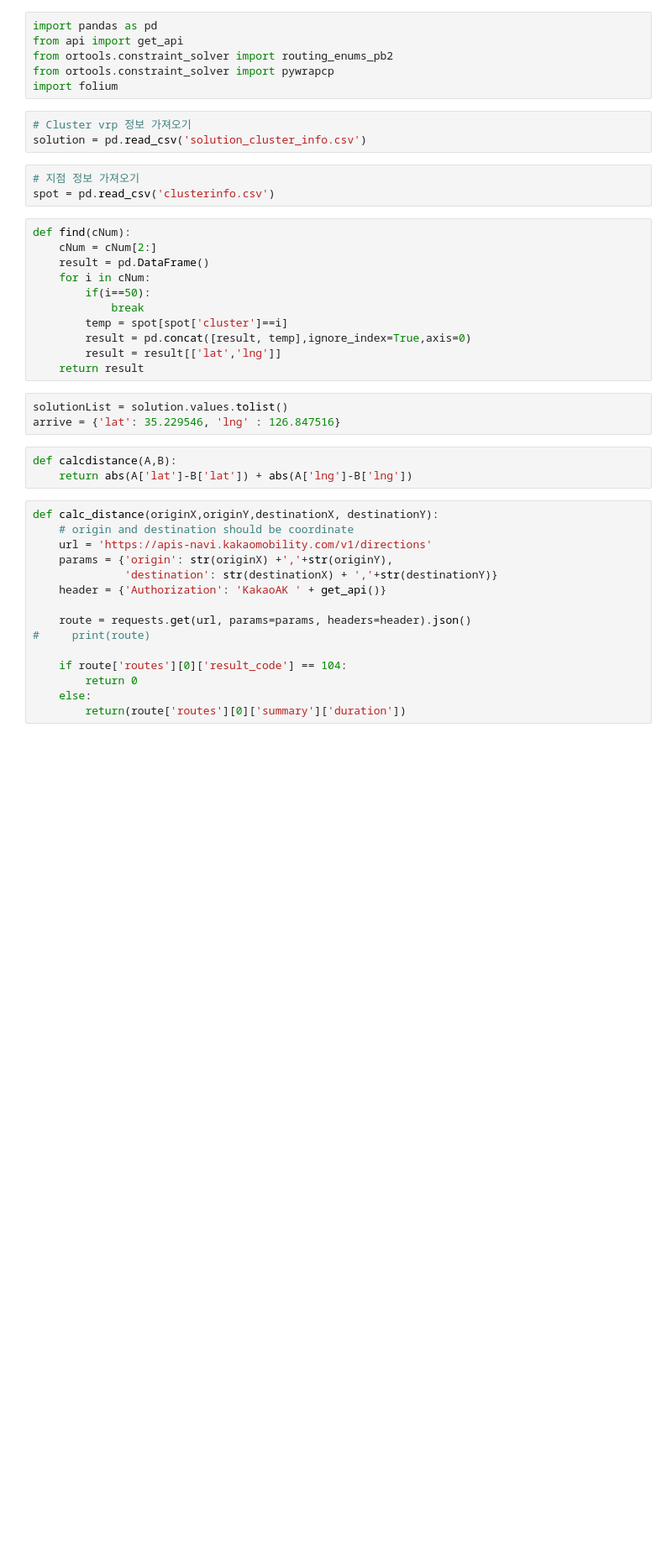
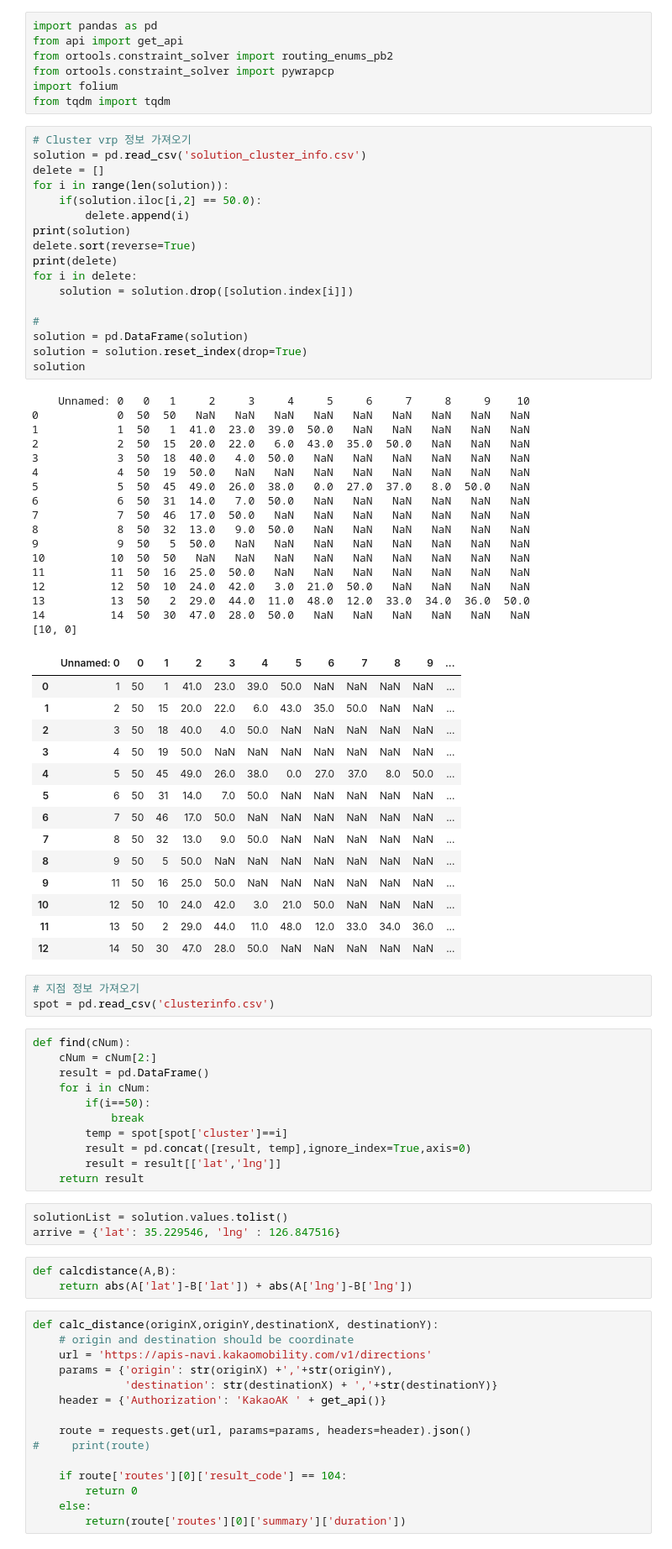
Before and after one commit to hyojaeKwon/aistone-vrp, a Jupyter notebook: stores/vrp_more_data/solving.ipynb, the cells around one changed output. Shown at 84% size. Drawn from its saved outputs; the diff is of its cells as text; blank space fills up the shorter version.

```diff
--- a/stores/vrp_more_data/solving.ipynb
+++ b/stores/vrp_more_data/solving.ipynb
@@ -4,9 +4,56 @@ from api import get_api
 from ortools.constraint_solver import routing_enums_pb2
 from ortools.constraint_solver import pywrapcp
 import folium
+from tqdm import tqdm
-# %%
-# Cluster vrp 정보 가져오기
-solution = pd.read_csv('solution_cluster_info.csv')
+# %%
+# Cluster vrp 정보 가져오기
+solution = pd.read_csv('solution_cluster_info.csv')
+delete = []
+for i in range(len(solution)):
+    if(solution.iloc[i,2] == 50.0):
+        delete.append(i)
+print(solution)
+delete.sort(reverse=True)
+print(delete)
+for i in delete:
+    solution = solution.drop([solution.index[i]])
+
+#
+solution = pd.DataFrame(solution)
+solution = solution.reset_index(drop=True)
+solution
+# %% [output]
+    Unnamed: 0   0   1     2     3     4     5     6     7     8     9    10
+0            0  50  50   NaN   NaN   NaN   NaN   NaN   NaN   NaN   NaN   NaN
+1            1  50   1  41.0  23.0  39.0  50.0   NaN   NaN   NaN   NaN   NaN
+2            2  50  15  20.0  22.0   6.0  43.0  35.0  50.0   NaN   NaN   NaN
+3            3  50  18  40.0   4.0  50.0   NaN   NaN   NaN   NaN   NaN   NaN
+4            4  50  19  50.0   NaN   NaN   NaN   NaN   NaN   NaN   NaN   NaN
+5            5  50  45  49.0  26.0  38.0   0.0  27.0  37.0   8.0  50.0   NaN
+6            6  50  31  14.0   7.0  50.0   NaN   NaN   NaN   NaN   NaN   NaN
+7            7  50  46  17.0  50.0   NaN   NaN   NaN   NaN   NaN   NaN   NaN
+8            8  50  32  13.0   9.0  50.0   NaN   NaN   NaN   NaN   NaN   NaN
+9            9  50   5  50.0   NaN   NaN   NaN   NaN   NaN   NaN   NaN   NaN
+10          10  50  50   NaN   NaN   NaN   NaN   NaN   NaN   NaN   NaN   NaN
+11          11  50  16  25.0  50.0   NaN   NaN   NaN   NaN   NaN   NaN   NaN
+12          12  50  10  24.0  42.0   3.0  21.0  50.0   NaN   NaN   NaN   NaN
+13          13  50   2  29.0  44.0  11.0  48.0  12.0  33.0  34.0  36.0  50.0
+14          14  50  30  47.0  28.0  50.0   NaN   NaN   NaN   NaN   NaN   NaN
+[10, 0]
+|  | Unnamed: 0 | 0 | 1 | 2 | 3 | 4 | 5 | 6 | 7 | 8 | 9 | ... |
+| 0 | 1 | 50 | 1 | 41.0 | 23.0 | 39.0 | 50.0 | NaN | NaN | NaN | NaN | ... |
+| 1 | 2 | 50 | 15 | 20.0 | 22.0 | 6.0 | 43.0 | 35.0 | 50.0 | NaN | NaN | ... |
+| 2 | 3 | 50 | 18 | 40.0 | 4.0 | 50.0 | NaN | NaN | NaN | NaN | NaN | ... |
+| 3 | 4 | 50 | 19 | 50.0 | NaN | NaN | NaN | NaN | NaN | NaN | NaN | ... |
+| 4 | 5 | 50 | 45 | 49.0 | 26.0 | 38.0 | 0.0 | 27.0 | 37.0 | 8.0 | 50.0 | ... |
+| 5 | 6 | 50 | 31 | 14.0 | 7.0 | 50.0 | NaN | NaN | NaN | NaN | NaN | ... |
+| 6 | 7 | 50 | 46 | 17.0 | 50.0 | NaN | NaN | NaN | NaN | NaN | NaN | ... |
+| 7 | 8 | 50 | 32 | 13.0 | 9.0 | 50.0 | NaN | NaN | NaN | NaN | NaN | ... |
+| 8 | 9 | 50 | 5 | 50.0 | NaN | NaN | NaN | NaN | NaN | NaN | NaN | ... |
+| 9 | 11 | 50 | 16 | 25.0 | 50.0 | NaN | NaN | NaN | NaN | NaN | NaN | ... |
+| 10 | 12 | 50 | 10 | 24.0 | 42.0 | 3.0 | 21.0 | 50.0 | NaN | NaN | NaN | ... |
+| 11 | 13 | 50 | 2 | 29.0 | 44.0 | 11.0 | 48.0 | 12.0 | 33.0 | 34.0 | 36.0 | ... |
+| 12 | 14 | 50 | 30 | 47.0 | 28.0 | 50.0 | NaN | NaN | NaN | NaN | NaN | ... |
 # %%
 # 지점 정보 가져오기
 spot = pd.read_csv('clusterinfo.csv')
```
Also changed, not shown: parts of 6 cells of this notebook, 1 other file.
